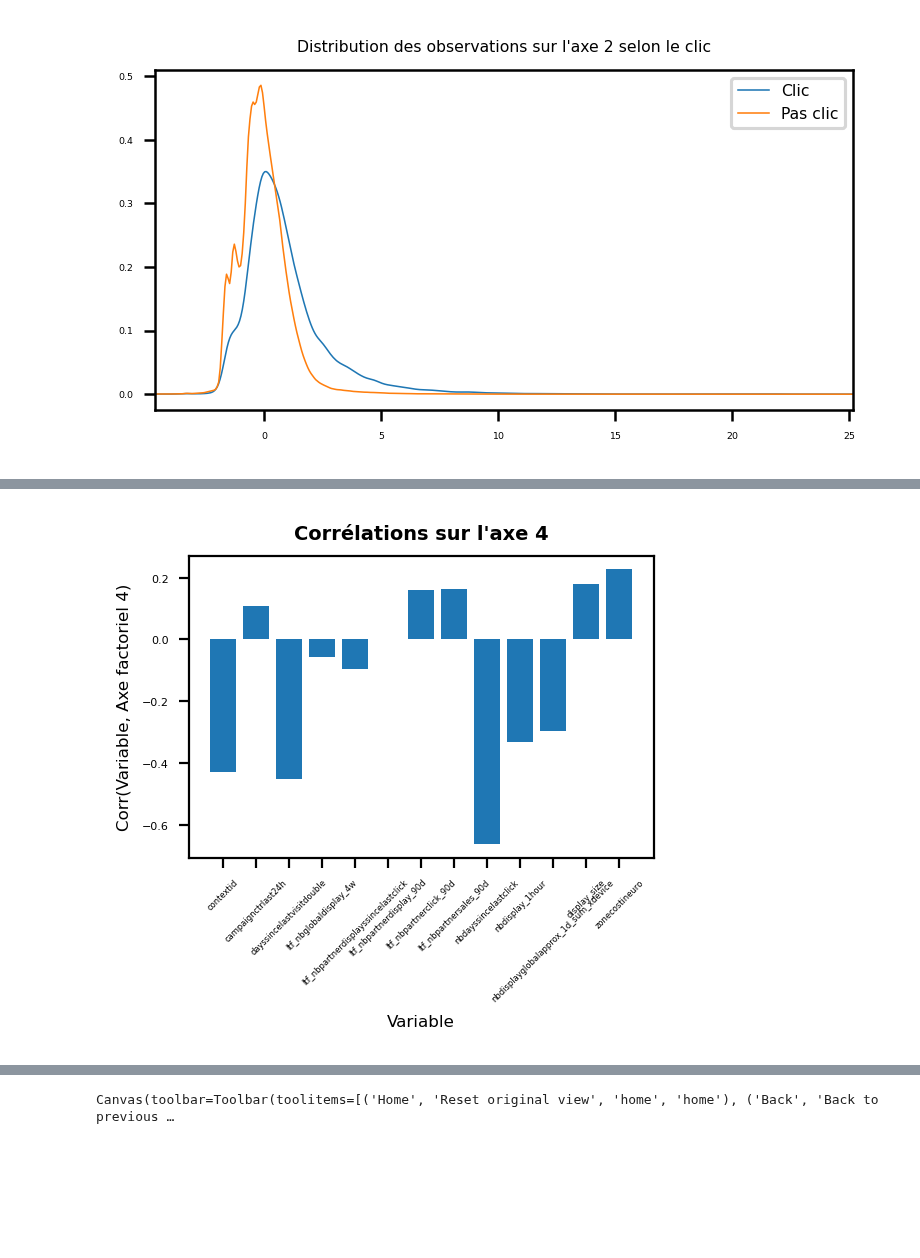
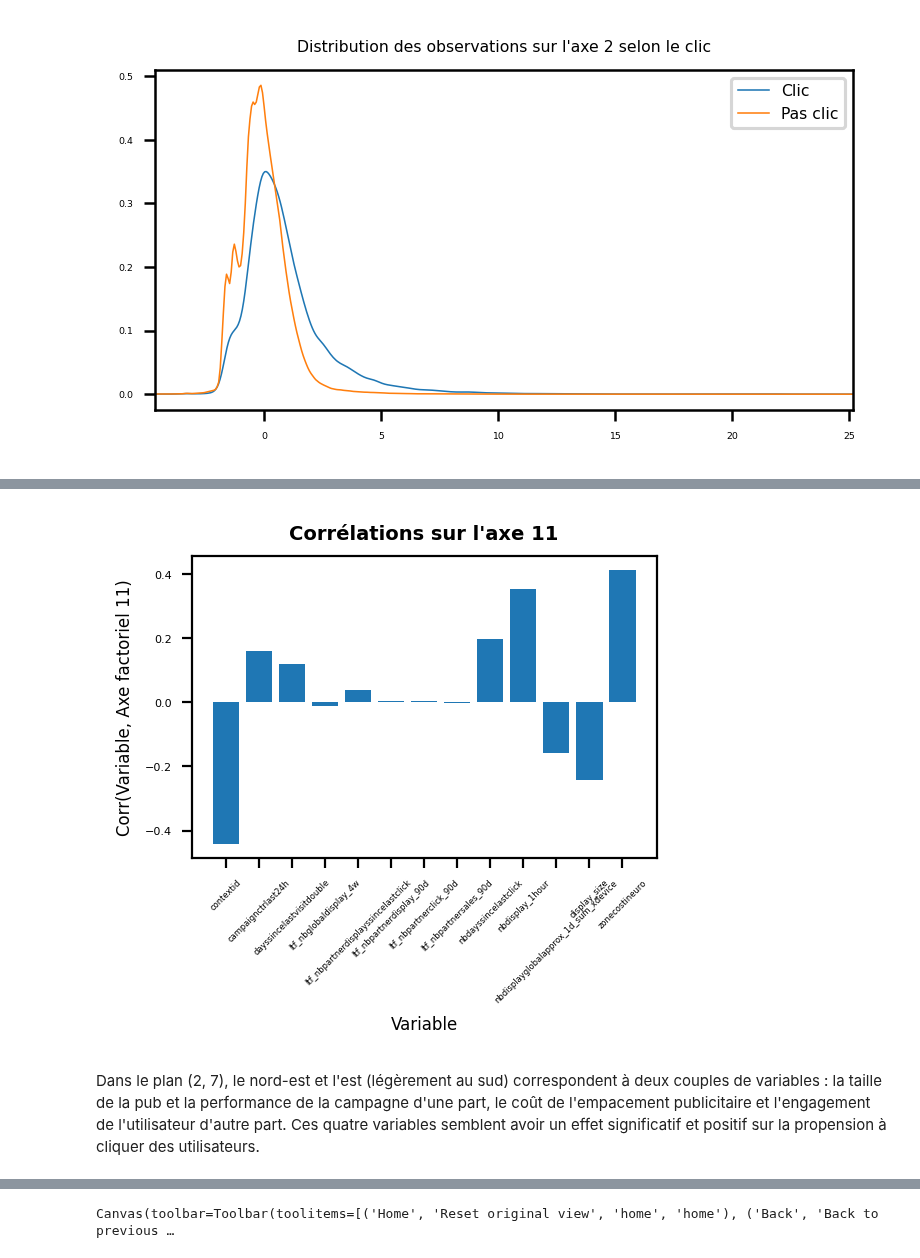
Before and after one commit to baptiste-pasquier/statapp, a Jupyter notebook: acp.ipynb, the cells around one changed output, grey strips where cells are left out. Saved outputs shown, nothing was run; the diff lists cells and outputs as text; code cells hidden in the pictures; blank space fills up the shorter version.

```diff
--- a/acp.ipynb
+++ b/acp.ipynb
@@ -49,7 +50,7 @@ Index(['day', 'hashed_partner_id', 'hashed_campaign_id', 'contextid',
 df = df.sample(frac=1).reset_index(drop=True)
 # %%
 # On conserve nos 13 variables quantitatives et la variable cible.
-df_acp = df[['contextid','campaignctrlast24h','dayssincelastvisitdouble','ltf_nbglobaldisplay_4w','ltf_nbpartnerdisplayssincelastclick','ltf_nbpartnerdisplay_90d','ltf_nbpartnerclick_90d','ltf_nbpartnersales_90d','nbdayssincelastclick','nbdisplay_1hour','nbdisplayglobalapprox_1d_sum_xdevice','display_size','zonecostineuro','is_display_clicked']]
+df_acp = df[COLUMNS_QUANT + ['is_display_clicked']]
 df_acp = df_acp.dropna().reset_index(drop=True)
 # %%
 colors = np.array(['r' if (df_acp['is_display_clicked'][i] == 0) else 'g' for i in range(len(df_acp))])
@@ -226,7 +247,7 @@ correlations_sur_axe(3)
 # %%
-correlations_sur_axe(4)
+correlations_sur_axe(11)
 # %% [output]
-[figure, old version]
+[figure, new version]
 # %%
 def affichage_cercle_corr(ax1, ax2):
     fig, axes = plt.subplots(figsize=(3,3), dpi=200)
@@ -244,4 +265,7 @@ def affichage_cercle_corr(ax1, ax2):
     axes.add_artist(cercle)
 
     plt.show()
+# %% [markdown]
+Dans le plan (2, 7), le nord-est et l'est (légèrement au sud) correspondent à deux couples de variables : la taille de la pub et la performance de la campagne d'une part, le coût de l'empacement publicitaire et l'engagement de l'utilisateur d'autre part.
+Ces quatre variables semblent avoir un effet significatif et positif sur la propension à cliquer des utilisateurs.
 # %%
```
Also changed, not shown: parts of 34 cells of this notebook.
